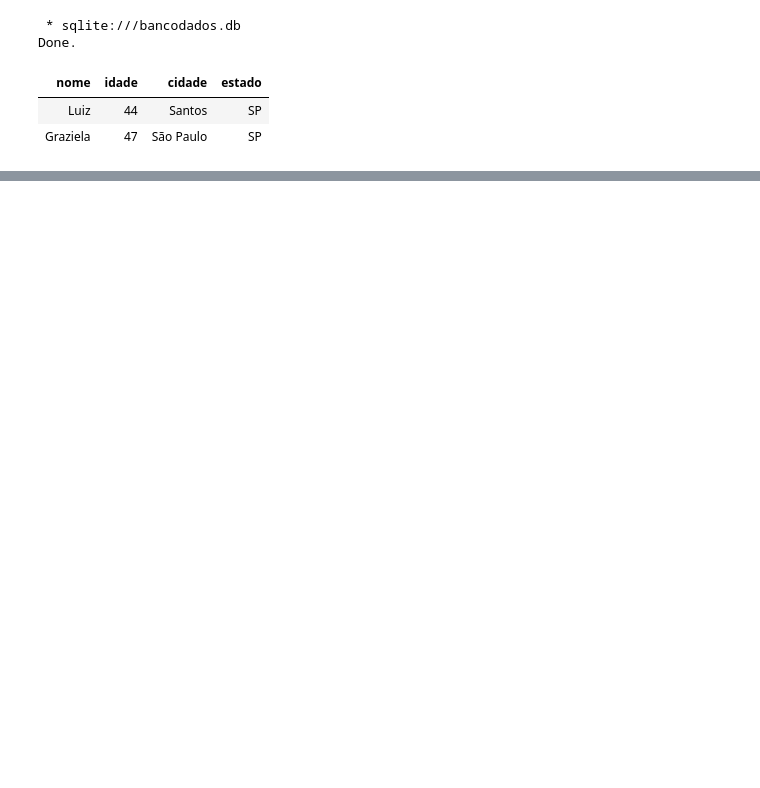
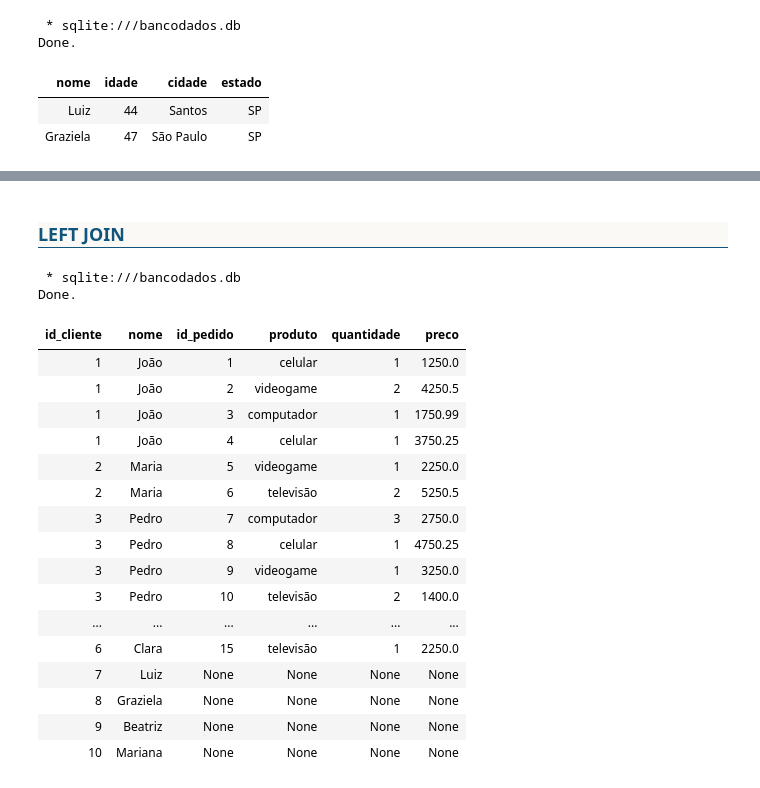
Before and after one commit to luizweb/sqljupyter, a Jupyter notebook: sqljupyter.ipynb, the cells around one changed output, grey strips where cells are left out. Cells and saved outputs as stored; diff of their text form; code cells hidden in the pictures; blank space fills up the shorter version.

```diff
--- a/sqljupyter.ipynb
+++ b/sqljupyter.ipynb
@@ -564,0 +469,37 @@ Banco de dados 'bancodados.db' apagado com sucesso.
+# %% [markdown]
+<h3 style="background-color: #FAF9F6; color: #11557C; text-align: left; font-family: 'Arial', sans-serif; padding-top: 10px; padding-bottom: 10px; border-bottom: 1px solid #11557C;">
+    <a id='secao-12'></a> LEFT JOIN
+</h3>
+# %%
+%%sql
+
+
+SELECT
+    tbClientes.id_cliente,
+    tbClientes.nome,
+    tbPedidos.id_pedido,
+    tbPedidos.produto,
+    tbPedidos.quantidade,
+    tbPedidos.preco
+FROM tbClientes
+    LEFT JOIN tbPedidos ON (tbClientes.id_cliente = tbPedidos.id_cliente)
+# %% [output]
+ * sqlite:///bancodados.db
+Done.
+| id_cliente | nome | id_pedido | produto | quantidade | preco |
+| 1 | João | 1 | celular | 1 | 1250.0 |
+| 1 | João | 2 | videogame | 2 | 4250.5 |
+| 1 | João | 3 | computador | 1 | 1750.99 |
+| 1 | João | 4 | celular | 1 | 3750.25 |
+| 2 | Maria | 5 | videogame | 1 | 2250.0 |
+| 2 | Maria | 6 | televisão | 2 | 5250.5 |
+| 3 | Pedro | 7 | computador | 3 | 2750.0 |
+| 3 | Pedro | 8 | celular | 1 | 4750.25 |
+| 3 | Pedro | 9 | videogame | 1 | 3250.0 |
+| 3 | Pedro | 10 | televisão | 2 | 1400.0 |
+| ... | ... | ... | ... | ... | ... |
+| 6 | Clara | 15 | televisão | 1 | 2250.0 |
+| 7 | Luiz | None | None | None | None |
+| 8 | Graziela | None | None | None | None |
+| 9 | Beatriz | None | None | None | None |
+| 10 | Mariana | None | None | None | None |
```
Also changed, not shown: parts of 67 cells of this notebook.
